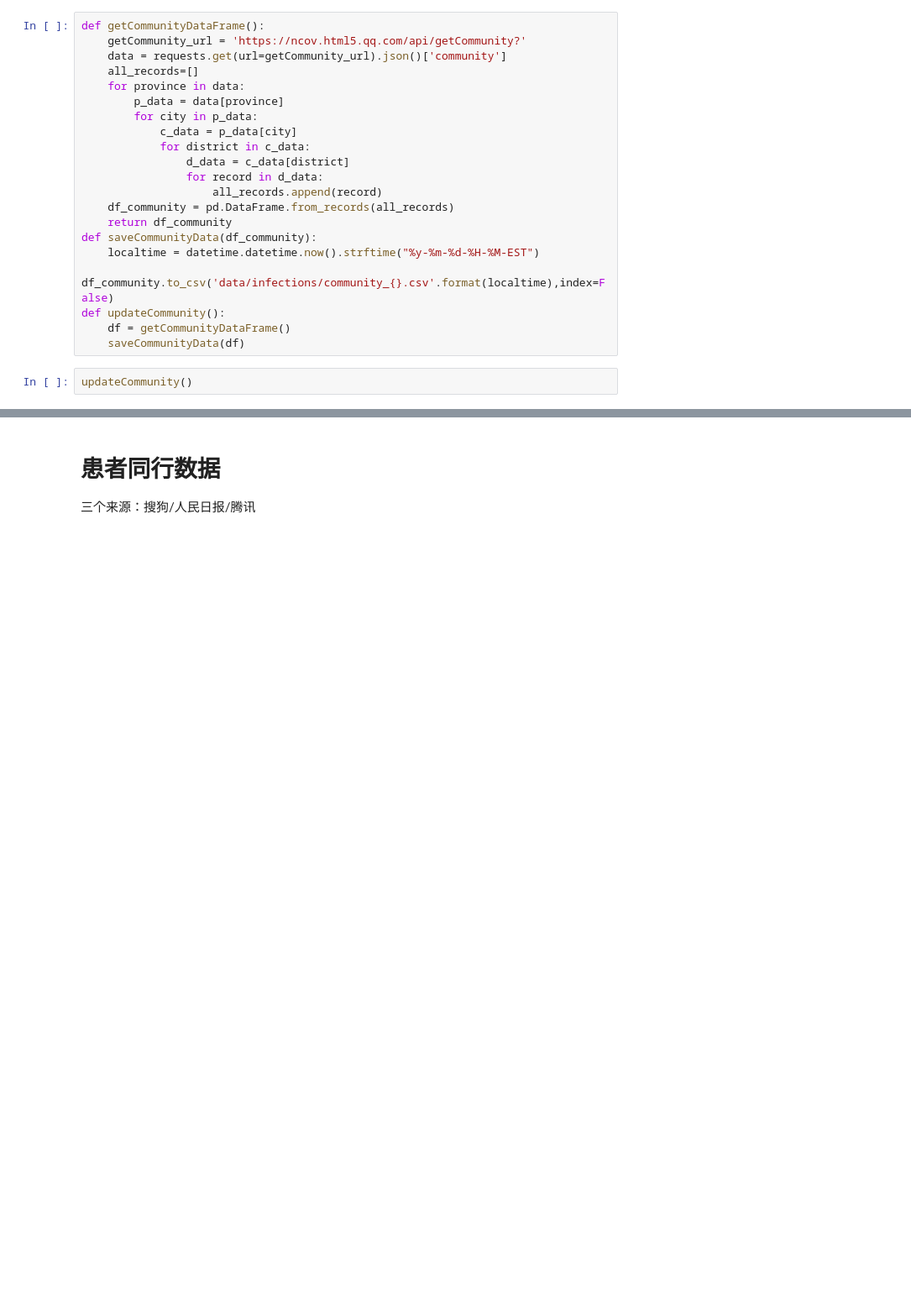
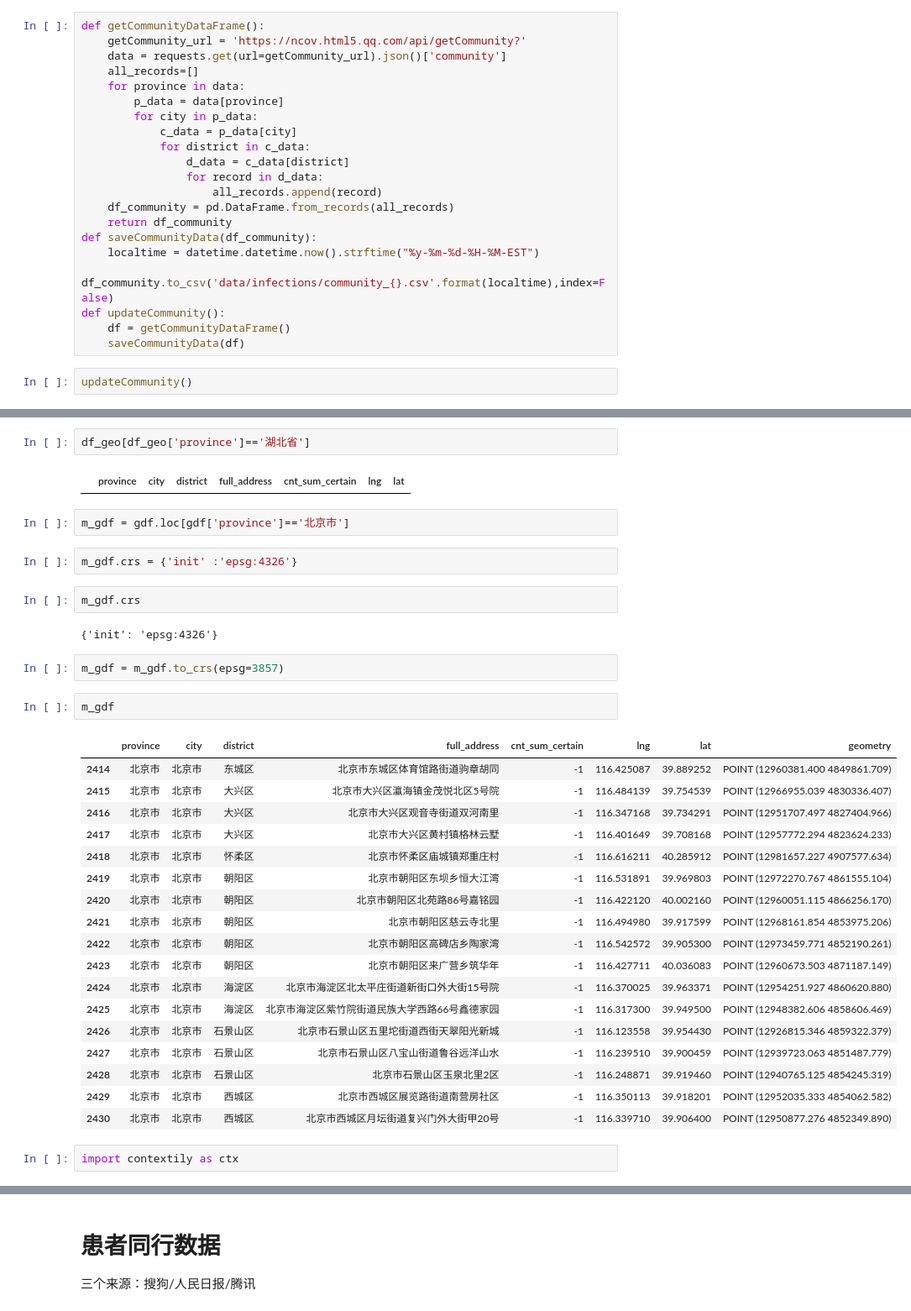
Before and after one commit to leonardzh/nCov2019-data-py, a Jupyter notebook: nCov2019Data.ipynb, the cells around one changed output, grey strips where cells are left out. Shown at 84% size. Saved outputs shown, nothing was run; the diff lists cells and outputs as text; blank space fills up the shorter version.

```diff
--- a/nCov2019Data.ipynb
+++ b/nCov2019Data.ipynb
@@ -278,0 +334,37 @@ updateCommunity()
+# %%
+df_geo[df_geo['province']=='湖北省']
+# %% [output]
+|  | province | city | district | full_address | cnt_sum_certain | lng | lat |
+# %%
+m_gdf = gdf.loc[gdf['province']=='北京市']
+# %%
+m_gdf.crs = {'init' :'epsg:4326'}
+# %%
+m_gdf.crs
+# %% [output]
+{'init': 'epsg:4326'}
+# %%
+m_gdf = m_gdf.to_crs(epsg=3857)
+# %%
+m_gdf
+# %% [output]
+|  | province | city | district | full_address | cnt_sum_certain | lng | lat | geometry |
+| 2414 | 北京市 | 北京市 | 东城区 | 北京市东城区体育馆路街道驹章胡同 | -1 | 116.425087 | 39.889252 | POINT (12960381.400 4849861.709) |
+| 2415 | 北京市 | 北京市 | 大兴区 | 北京市大兴区瀛海镇金茂悦北区5号院 | -1 | 116.484139 | 39.754539 | POINT (12966955.039 4830336.407) |
+| 2416 | 北京市 | 北京市 | 大兴区 | 北京市大兴区观音寺街道双河南里 | -1 | 116.347168 | 39.734291 | POINT (12951707.497 4827404.966) |
+| 2417 | 北京市 | 北京市 | 大兴区 | 北京市大兴区黄村镇格林云墅 | -1 | 116.401649 | 39.708168 | POINT (12957772.294 4823624.233) |
+| 2418 | 北京市 | 北京市 | 怀柔区 | 北京市怀柔区庙城镇郑重庄村 | -1 | 116.616211 | 40.285912 | POINT (12981657.227 4907577.634) |
+| 2419 | 北京市 | 北京市 | 朝阳区 | 北京市朝阳区东坝乡恒大江湾 | -1 | 116.531891 | 39.969803 | POINT (12972270.767 4861555.104) |
+| 2420 | 北京市 | 北京市 | 朝阳区 | 北京市朝阳区北苑路86号嘉铭园 | -1 | 116.422120 | 40.002160 | POINT (12960051.115 4866256.170) |
+| 2421 | 北京市 | 北京市 | 朝阳区 | 北京市朝阳区慈云寺北里 | -1 | 116.494980 | 39.917599 | POINT (12968161.854 4853975.206) |
+| 2422 | 北京市 | 北京市 | 朝阳区 | 北京市朝阳区高碑店乡陶家湾 | -1 | 116.542572 | 39.905300 | POINT (12973459.771 4852190.261) |
+| 2423 | 北京市 | 北京市 | 朝阳区 | 北京市朝阳区来广营乡筑华年 | -1 | 116.427711 | 40.036083 | POINT (12960673.503 4871187.149) |
+| 2424 | 北京市 | 北京市 | 海淀区 | 北京市海淀区北太平庄街道新街口外大街15号院 | -1 | 116.370025 | 39.963371 | POINT (12954251.927 4860620.880) |
+| 2425 | 北京市 | 北京市 | 海淀区 | 北京市海淀区紫竹院街道民族大学西路66号鑫德家园 | -1 | 116.317300 | 39.949500 | POINT (12948382.606 4858606.469) |
+| 2426 | 北京市 | 北京市 | 石景山区 | 北京市石景山区五里坨街道西街天翠阳光新城 | -1 | 116.123558 | 39.954430 | POINT (12926815.346 4859322.379) |
+| 2427 | 北京市 | 北京市 | 石景山区 | 北京市石景山区八宝山街道鲁谷远洋山水 | -1 | 116.239510 | 39.900459 | POINT (12939723.063 4851487.779) |
+| 2428 | 北京市 | 北京市 | 石景山区 | 北京市石景山区玉泉北里2区 | -1 | 116.248871 | 39.919460 | POINT (12940765.125 4854245.319) |
+| 2429 | 北京市 | 北京市 | 西城区 | 北京市西城区展览路街道南营房社区 | -1 | 116.350113 | 39.918201 | POINT (12952035.333 4854062.582) |
+| 2430 | 北京市 | 北京市 | 西城区 | 北京市西城区月坛街道复兴门外大街甲20号 | -1 | 116.339710 | 39.906400 | POINT (12950877.276 4852349.890) |
+# %%
+import contextily as ctx
```
Also changed, not shown: parts of 6 cells of this notebook.
